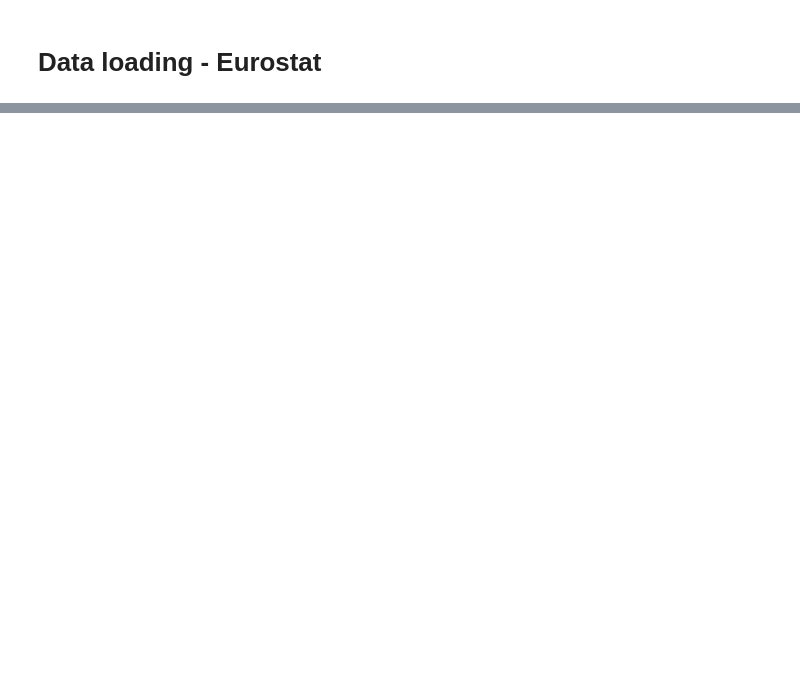
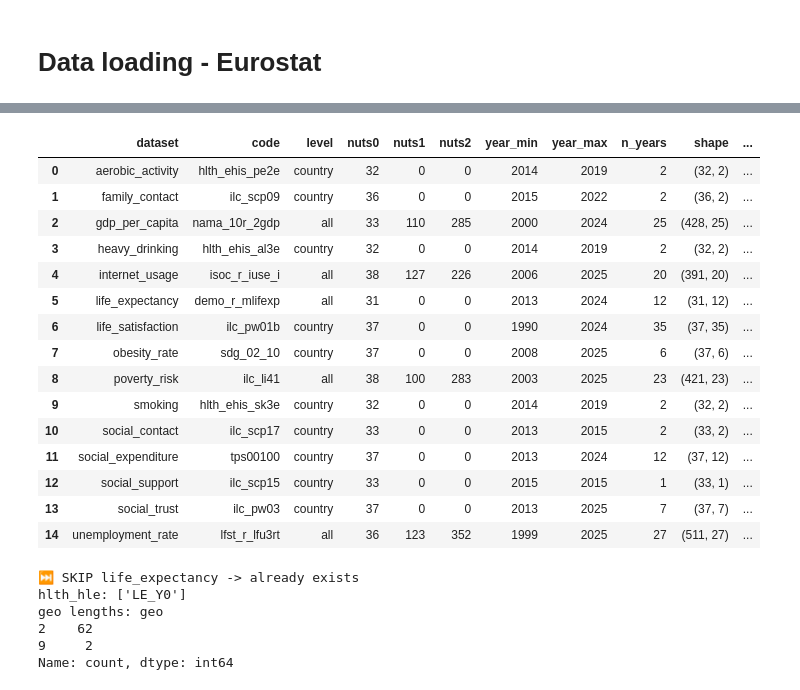
Before and after one commit to ZanBezjak/bluezone-tool, a Jupyter notebook: notebooks/01_data_collection.ipynb, the cells around one changed output, grey strips where cells are left out. Cells and saved outputs as stored; diff of their text form; code cells hidden in the pictures; blank space fills up the shorter version.

Commit message:
Working stage: Interim push

```diff
--- a/notebooks/01_data_collection.ipynb
+++ b/notebooks/01_data_collection.ipynb
@@ -25,8 +26,8 @@ eurostat_datasets={
     'hlth_ehis_pe2e': 'aerobic_activity',
     'hlth_ehis_al3e': 'heavy_drinking',
     'hlth_ehis_sk3e': 'smoking',
-    'sdg_02_10': 'ubesity_rate',
-    'ilc_pw01b': 'life_satisfaction',
+    'sdg_02_10': 'obesity_rate',
+    'demo_r_mlifexp': 'life_satisfaction',
     'ilc_scp09': 'family_contact',
     'ilc_scp19': 'voluntary_participation',
     'ilc_scp15': 'social_support',
@@ -34,10 +35,12 @@ eurostat_datasets={
     'ilc_pw03': 'social_trust',
 }
 
-RAW_DIR = 'data/raw'
+PROJECT_ROOT = Path.cwd().parent
+RAW_DIR = PROJECT_ROOT / 'data' / 'raw'
+RAW_DIR.mkdir(exist_ok=True)
 
 
-def download_and_save(code):
+def download_and_save(code, label):
     """
     Download a single Eurostat dataset by code and save it as a plain-text
     .tsv file in RAW_DIR, named after its human-readable label rather than
@@ -47,8 +50,8 @@ def download_and_save(code):
 
     # Don't re-download files that are already on disk.
     if save_path.exists():
-        print(f'SKIP {eurostat_datasets[code]} -> already exists')
-        return save_path
+        print(f'⏭️ SKIP {eurostat_datasets[code]} -> already exists')
+        return save_path, False
 
     # Request URL for dataset code and fetch it.
     url = BASE_URL.format(code=code)
@@ -60,7 +63,9 @@ def download_and_save(code):
     if content[:2] != b"\x1f\x8b":  # gzip magic number
         raise ValueError(f"[{code}] response is not gzip data (got {content[:30]!r})")
 
-    with gzip.open(io.BytesIO(r.content), "rt", encoding="utf-8") as f:
-        df = pd.read_csv(f, sep="\t", na_values=[":", ": "])
-    return df
+    # Write the decompressed TSV content to disk under the human-readable filename.
+    text = gzip.decompress(content).decode('utf-8')
+
+    save_path.write_text(text, encoding="utf-8")
+    return save_path, True
 # %%
@@ -76,0 +494,32 @@ df.head()
+# %%
+report = pd.read_csv(PROJECT_ROOT / 'data' / 'interim' / 'collection_report.csv')
+report.drop(columns='notes')
+# %% [output]
+|  | dataset | code | level | nuts0 | nuts1 | nuts2 | year_min | year_max | n_years | shape | ... |
+| 0 | aerobic_activity | hlth_ehis_pe2e | country | 32 | 0 | 0 | 2014 | 2019 | 2 | (32, 2) | ... |
+| 1 | family_contact | ilc_scp09 | country | 36 | 0 | 0 | 2015 | 2022 | 2 | (36, 2) | ... |
+| 2 | gdp_per_capita | nama_10r_2gdp | all | 33 | 110 | 285 | 2000 | 2024 | 25 | (428, 25) | ... |
+| 3 | heavy_drinking | hlth_ehis_al3e | country | 32 | 0 | 0 | 2014 | 2019 | 2 | (32, 2) | ... |
+| 4 | internet_usage | isoc_r_iuse_i | all | 38 | 127 | 226 | 2006 | 2025 | 20 | (391, 20) | ... |
+| 5 | life_expectancy | demo_r_mlifexp | all | 31 | 0 | 0 | 2013 | 2024 | 12 | (31, 12) | ... |
+| 6 | life_satisfaction | ilc_pw01b | country | 37 | 0 | 0 | 1990 | 2024 | 35 | (37, 35) | ... |
+| 7 | obesity_rate | sdg_02_10 | country | 37 | 0 | 0 | 2008 | 2025 | 6 | (37, 6) | ... |
+| 8 | poverty_risk | ilc_li41 | all | 38 | 100 | 283 | 2003 | 2025 | 23 | (421, 23) | ... |
+| 9 | smoking | hlth_ehis_sk3e | country | 32 | 0 | 0 | 2014 | 2019 | 2 | (32, 2) | ... |
+| 10 | social_contact | ilc_scp17 | country | 33 | 0 | 0 | 2013 | 2015 | 2 | (33, 2) | ... |
+| 11 | social_expenditure | tps00100 | country | 37 | 0 | 0 | 2013 | 2024 | 12 | (37, 12) | ... |
+| 12 | social_support | ilc_scp15 | country | 33 | 0 | 0 | 2015 | 2015 | 1 | (33, 1) | ... |
+| 13 | social_trust | ilc_pw03 | country | 37 | 0 | 0 | 2013 | 2025 | 7 | (37, 7) | ... |
+| 14 | unemployment_rate | lfst_r_lfu3rt | all | 36 | 123 | 352 | 1999 | 2025 | 27 | (511, 27) | ... |
+# %%
+df = download("demo_r_mlifexp")
+df = parse(df)
+print("hlth_hle:", df["hlth_hle"].unique())
+print("geo lengths:", df["geo"].str.len().value_counts().sort_index())
+# %% [output]
+⏭️ SKIP life_expectancy -> already exists
+hlth_hle: ['LE_Y0']
+geo lengths: geo
+2    62
+9     2
+Name: count, dtype: int64
```
Also changed, not shown: parts of 20 cells of this notebook, 18 other files.
